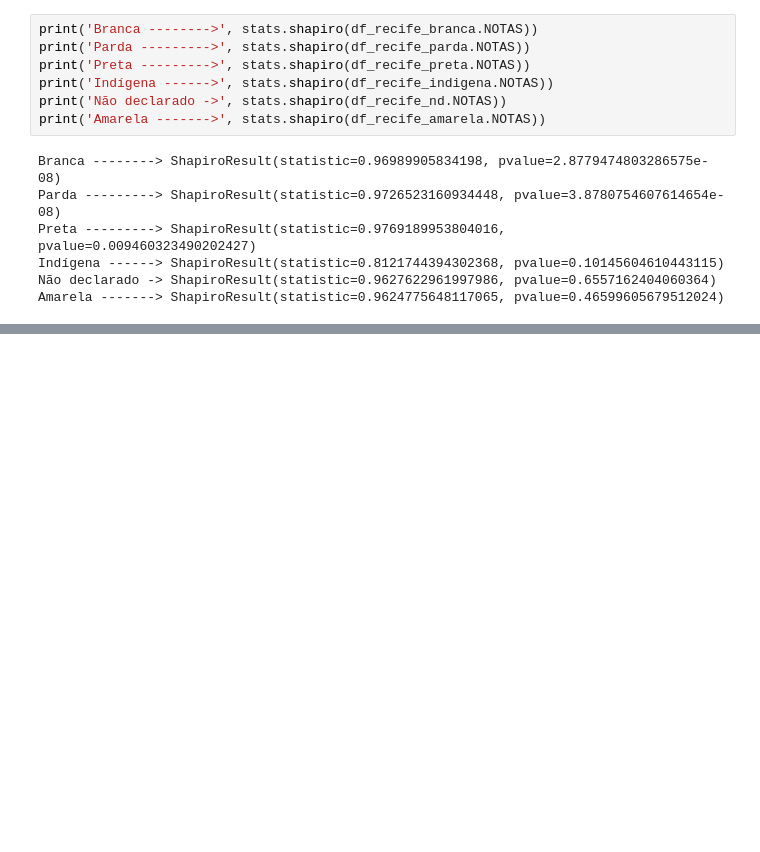
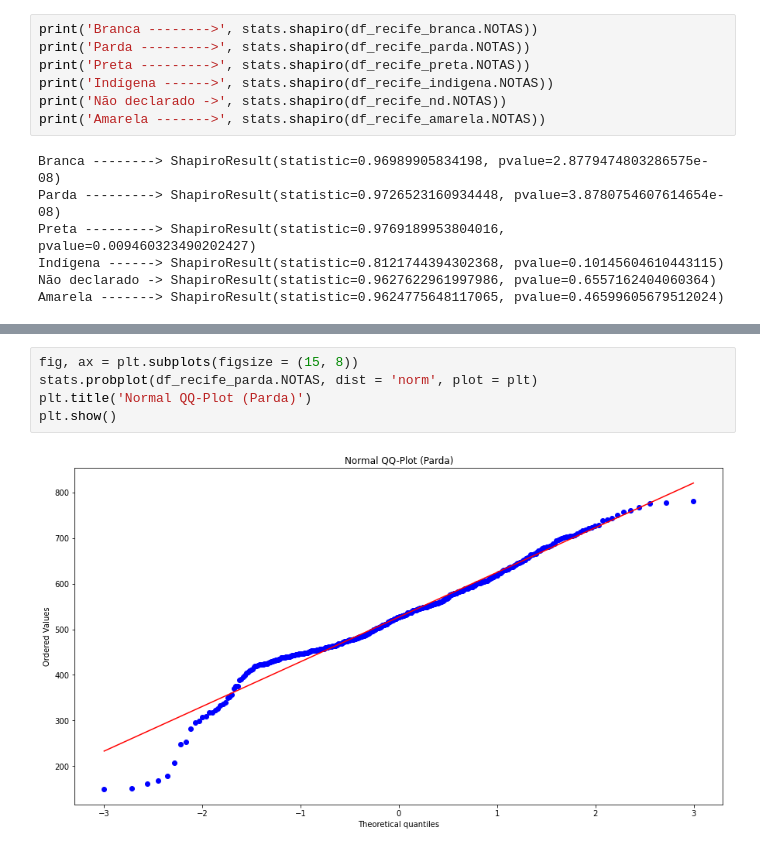
Before and after one commit to Victor-Amarante/Intro_DS, a Jupyter notebook: DataEDA.ipynb, the cells around one changed output, grey strips where cells are left out. Saved outputs shown, nothing was run; the diff lists cells and outputs as text; blank space fills up the shorter version.

```diff
--- a/DataEDA.ipynb
+++ b/DataEDA.ipynb
@@ -860,0 +868,7 @@ Amarela -------> ShapiroResult(statistic=0.9624775648117065, pvalue=0.4659960567
+# %%
+fig, ax = plt.subplots(figsize = (15, 8))
+stats.probplot(df_recife_parda.NOTAS, dist = 'norm', plot = plt)
+plt.title('Normal QQ-Plot (Parda)')
+plt.show()
+# %% [output]
+[figure, added]
```
Also changed, not shown: parts of 5 cells of this notebook.
